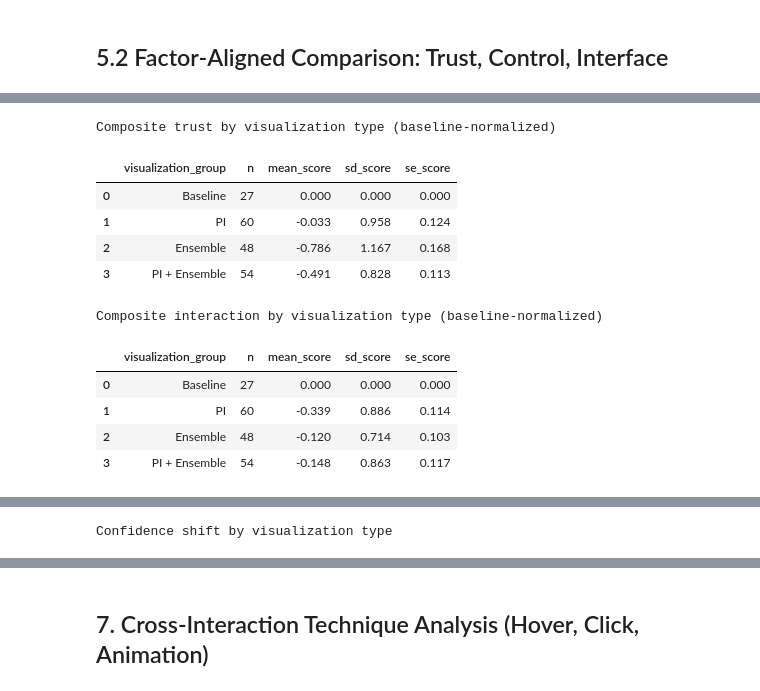
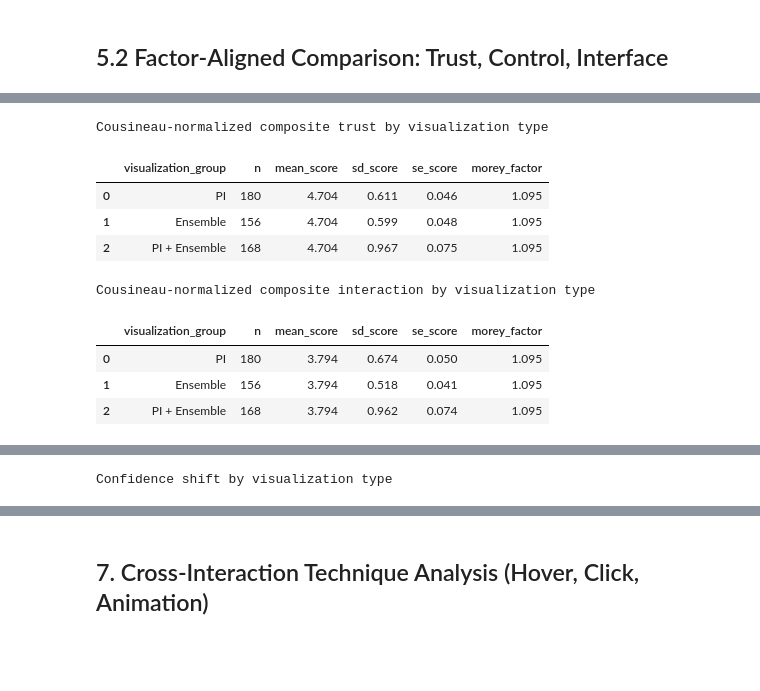
Before and after one commit to Delen0828/Interact4Trust, a Jupyter notebook: Experiment3/analysis/analysis-0318.ipynb, the cells around one changed output, grey strips where cells are left out. Drawn from its saved outputs; the diff is of its cells as text; code cells hidden in the pictures; blank space fills up the shorter version.

```diff
--- a/Experiment3/analysis/analysis-0318.ipynb
+++ b/Experiment3/analysis/analysis-0318.ipynb
@@ -1251,48 +1350,24 @@ Interface by interaction technique
 # %%
-VIS_GROUP_ORDER_NO_BASELINE = ["PI", "Ensemble", "PI + Ensemble"]
-VIS_GROUP_ORDER_WITH_BASELINE = ["Baseline", "PI", "Ensemble", "PI + Ensemble"]
+VIS_GROUP_ORDER = ["PI", "Ensemble", "PI + Ensemble"]
 
-
-def summarize_with_optional_baseline_zero(data, value_col, group_col, order_no_baseline, baseline_n):
-    summary = summarize_metric_by_group(
-        data,
-        value_col=value_col,
-        group_col=group_col,
-        order=order_no_baseline,
-    )
-
-    baseline_row = pd.DataFrame(
-        [{group_col: "Baseline", "n": baseline_n, "mean_score": 0.0, "sd_score": 0.0, "se_score": 0.0}]
-    )
-
-    full = pd.concat([baseline_row, summary], ignore_index=True)
-    full[group_col] = pd.Categorical(full[group_col], categories=VIS_GROUP_ORDER_WITH_BASELINE, ordered=True)
-    full = full.sort_values(group_col).reset_index(drop=True)
-    return full
-
-
-baseline_n = combined_data.loc[combined_data["condition_number"] == BASELINE_CONDITION_NUMBER, "participant_id"].nunique()
-
-visualization_trust_summary = summarize_with_optional_baseline_zero(
+visualization_trust_summary = summarize_metric_by_group(
     composite_treatment,
     value_col="composite_trust_score",
     group_col="visualization_group",
-    order_no_baseline=VIS_GROUP_ORDER_NO_BASELINE,
-    baseline_n=baseline_n,
+    order=VIS_GROUP_ORDER,
 )
 
-visualization_interaction_summary = summarize_with_optional_baseline_zero(
+visualization_interaction_summary = summarize_metric_by_group(
     composite_treatment,
     value_col="composite_interaction_score",
     group_col="visualization_group",
-    order_no_baseline=VIS_GROUP_ORDER_NO_BASELINE,
-    baseline_n=baseline_n,
+    order=VIS_GROUP_ORDER,
 )
 
-print("Composite trust by visualization type (baseline-normalized)")
+print("Cousineau-normalized composite trust by visualization type")
 display(visualization_trust_summary)
 
-print("Composite interaction by visualization type (baseline-normalized)")
+print("Cousineau-normalized composite interaction by visualization type")
 display(visualization_interaction_summary)
 
 fig, axes = plt.subplots(1, 2, figsize=(14, 5), sharey=True)
@@ -1300,55 +1375,43 @@ plot_summary_barh(
     axes[0],
     visualization_trust_summary,
     group_col="visualization_group",
     x_col="mean_score",
     se_col="se_score",
     title="Composite Trust by Visualization Type",
     color="#E6B35A",
 )
 plot_summary_barh(
     axes[1],
     visualization_interaction_summary,
     group_col="visualization_group",
     x_col="mean_score",
     se_col="se_score",
     title="Composite Interaction by Visualization Type",
     color="#76B7EB",
 )
 plt.tight_layout()
 plt.show()
 
 if not confidence_shift_data.empty and "visualization_group" in confidence_shift_data.columns:
     confidence_by_vis = summarize_metric_by_group(
         confidence_shift_data.rename(columns={"shift": "confidence_shift"}),
         value_col="confidence_shift",
         group_col="visualization_group",
-        order=VIS_GROUP_ORDER_NO_BASELINE,
+        order=VIS_GROUP_ORDER,
     )
-    baseline_row = pd.DataFrame(
-        [{"visualization_group": "Baseline", "n": baseline_n, "mean_score": 0.0, "sd_score": 0.0, "se_score": 0.0}]
-    )
-    confidence_by_vis = pd.concat([baseline_row, confidence_by_vis], ignore_index=True)
-    confidence_by_vis["visualization_group"] = pd.Categorical(
-        confidence_by_vis["visualization_group"],
-        categories=VIS_GROUP_ORDER_WITH_BASELINE,
-        ordered=True,
-    )
-    confidence_by_vis = confidence_by_vis.sort_values("visualization_group").reset_index(drop=True)
 
     print("Confidence shift by visualization type")
     display(confidence_by_vis)
 # %% [output]
-Composite trust by visualization type (baseline-normalized)
+Cousineau-normalized composite trust by visualization type
-|  | visualization_group | n | mean_score | sd_score | se_score |
-| 0 | Baseline | 27 | 0.000 | 0.000 | 0.000 |
-| 1 | PI | 60 | -0.033 | 0.958 | 0.124 |
-| 2 | Ensemble | 48 | -0.786 | 1.167 | 0.168 |
-| 3 | PI + Ensemble | 54 | -0.491 | 0.828 | 0.113 |
+|  | visualization_group | n | mean_score | sd_score | se_score | morey_factor |
+| 0 | PI | 180 | 4.704 | 0.611 | 0.046 | 1.095 |
+| 1 | Ensemble | 156 | 4.704 | 0.599 | 0.048 | 1.095 |
+| 2 | PI + Ensemble | 168 | 4.704 | 0.967 | 0.075 | 1.095 |
-Composite interaction by visualization type (baseline-normalized)
+Cousineau-normalized composite interaction by visualization type
-|  | visualization_group | n | mean_score | sd_score | se_score |
-| 0 | Baseline | 27 | 0.000 | 0.000 | 0.000 |
-| 1 | PI | 60 | -0.339 | 0.886 | 0.114 |
-| 2 | Ensemble | 48 | -0.120 | 0.714 | 0.103 |
-| 3 | PI + Ensemble | 54 | -0.148 | 0.863 | 0.117 |
+|  | visualization_group | n | mean_score | sd_score | se_score | morey_factor |
+| 0 | PI | 180 | 3.794 | 0.674 | 0.050 | 1.095 |
+| 1 | Ensemble | 156 | 3.794 | 0.518 | 0.041 | 1.095 |
+| 2 | PI + Ensemble | 168 | 3.794 | 0.962 | 0.074 | 1.095 |
 [drawing not drawn]
 Confidence shift by visualization type
```
Also changed, not shown: parts of 15 cells of this notebook, 1 other file.
